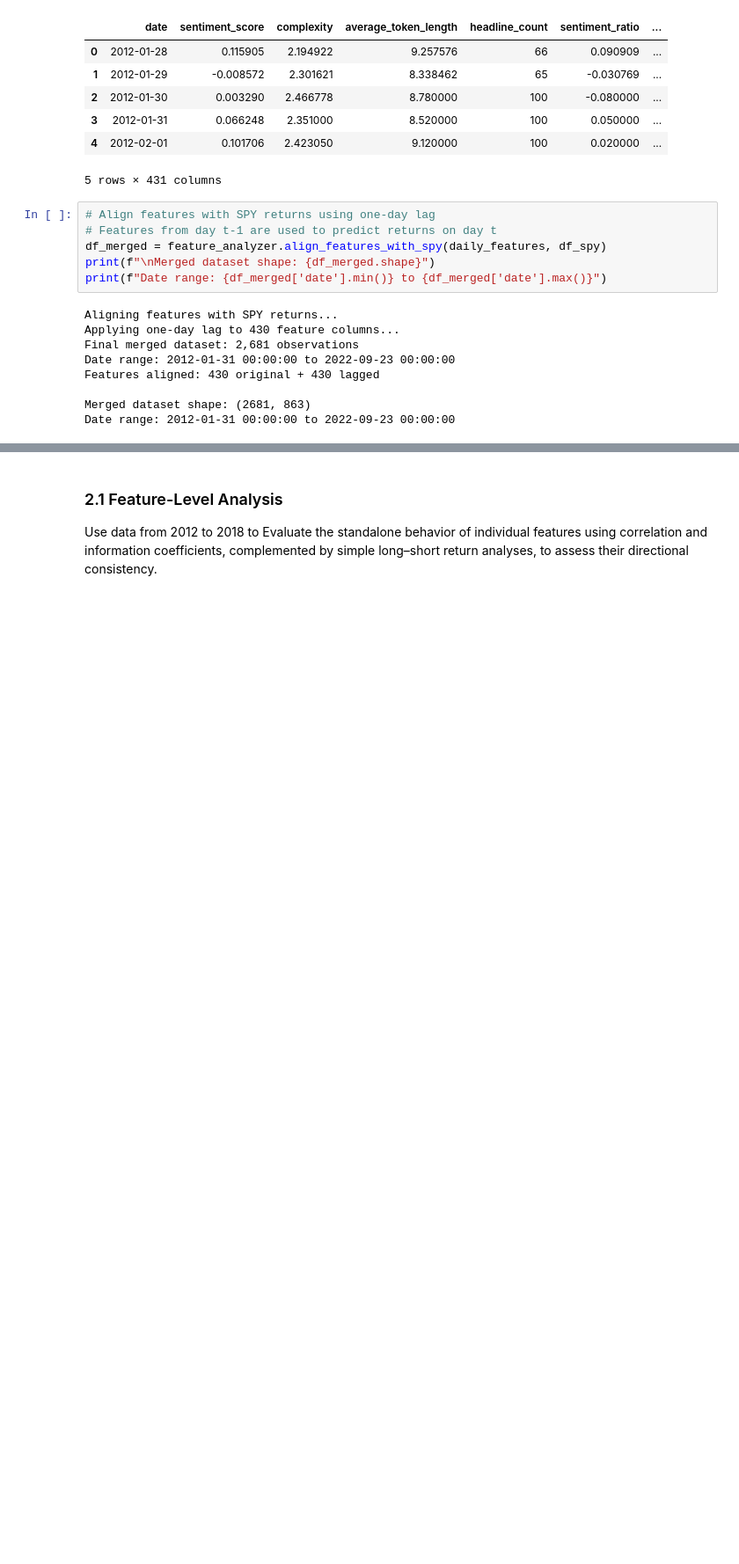
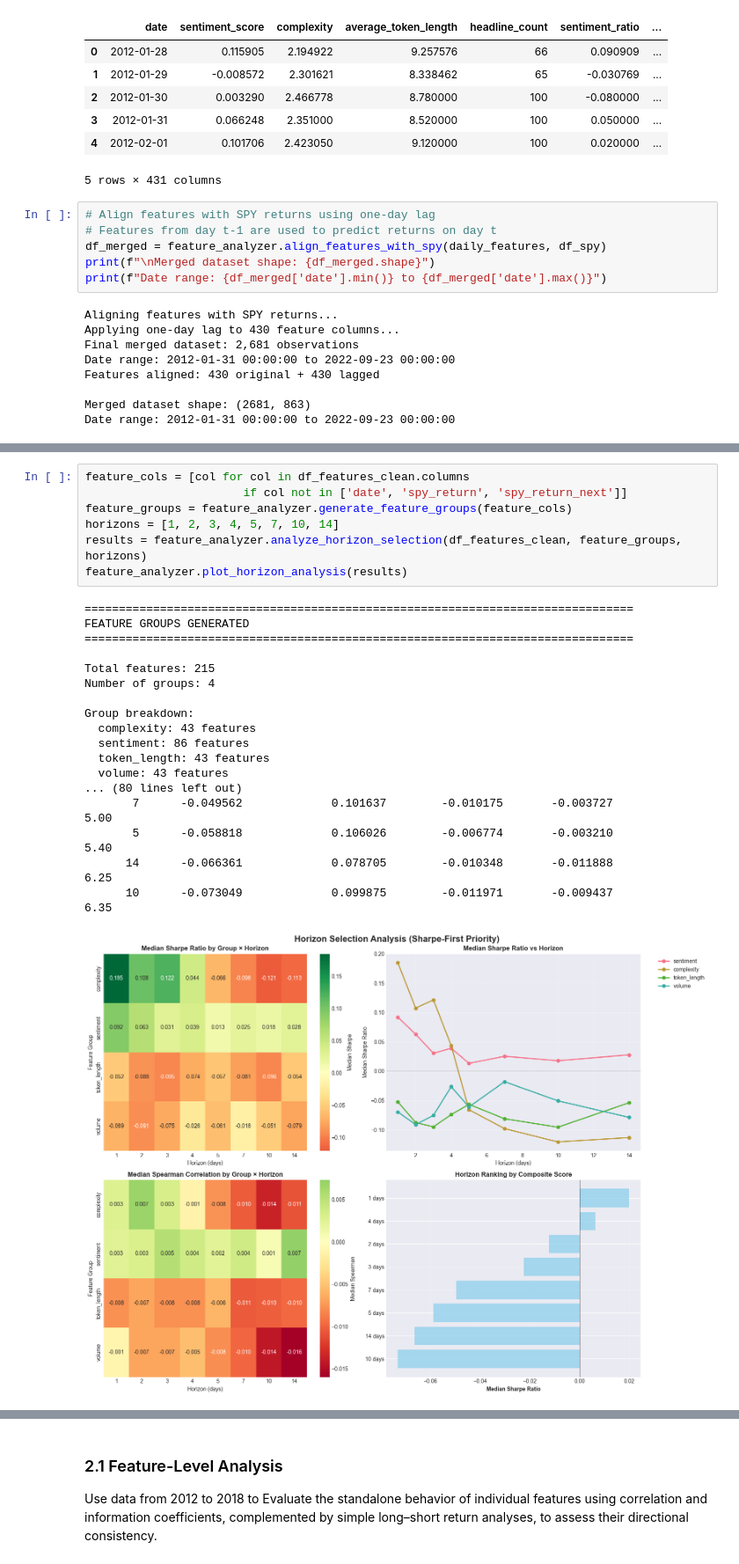
Before and after one commit to ayxemma/news, a Jupyter notebook: notebook.ipynb, the cells around one changed output, grey strips where cells are left out. Shown at 88% size. Saved outputs shown, nothing was run; the diff lists cells and outputs as text; blank space fills up the shorter version.

```diff
--- a/notebook.ipynb
+++ b/notebook.ipynb
@@ -395,0 +415,26 @@ Feature columns (first 10):
+# %%
+feature_cols = [col for col in df_features_clean.columns
+                       if col not in ['date', 'spy_return', 'spy_return_next']]
+feature_groups = feature_analyzer.generate_feature_groups(feature_cols)
+horizons = [1, 2, 3, 4, 5, 7, 10, 14]
+results = feature_analyzer.analyze_horizon_selection(df_features_clean, feature_groups, horizons)
+feature_analyzer.plot_horizon_analysis(results)
+# %% [output]
+================================================================================
+FEATURE GROUPS GENERATED
+================================================================================
+
+Total features: 215
+Number of groups: 4
+
+Group breakdown:
+  complexity: 43 features
+  sentiment: 86 features
+  token_length: 43 features
+  volume: 43 features
+... (80 lines left out)
+       7      -0.049562             0.101637        -0.010175       -0.003727            5.00
+       5      -0.058818             0.106026        -0.006774       -0.003210            5.40
+      14      -0.066361             0.078705        -0.010348       -0.011888            6.25
+      10      -0.073049             0.099875        -0.011971       -0.009437            6.35
+[figure, added]
```
Also changed, not shown: parts of 41 cells of this notebook.
